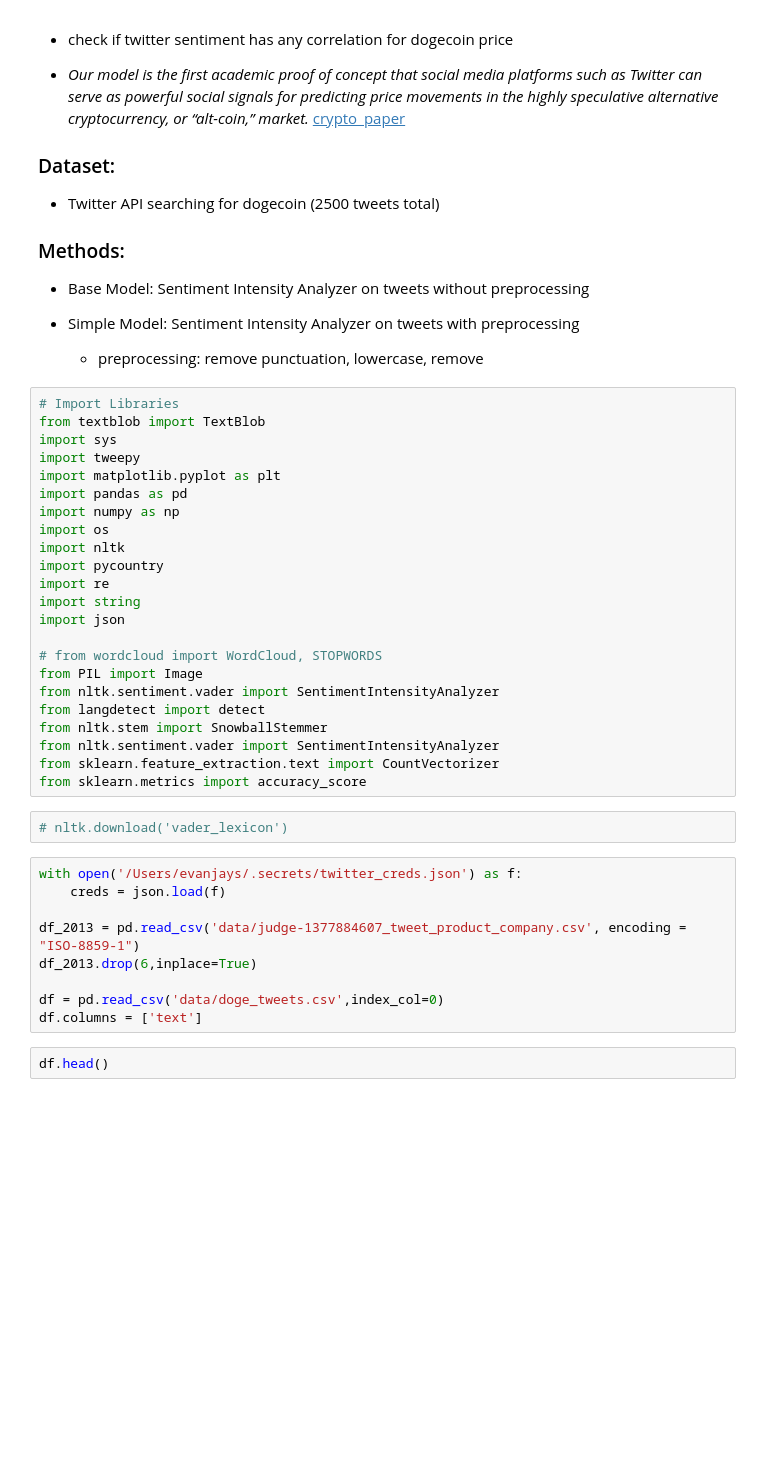
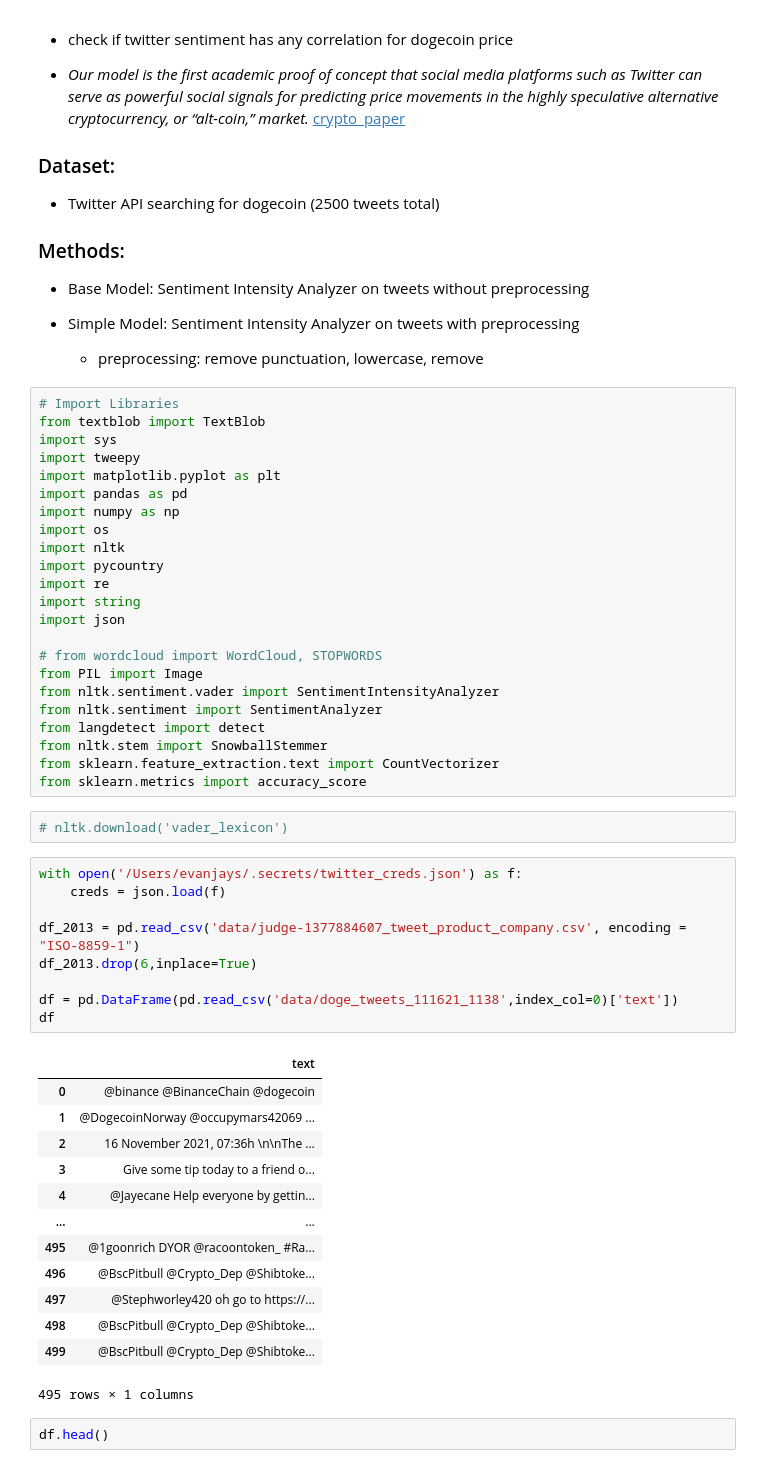
Before and after one commit to ewjohn127/dsc_project4, a Jupyter notebook: Evan's notebook.ipynb, the cells around one changed output. Drawn from its saved outputs; the diff is of its cells as text; blank space fills up the shorter version.

```diff
--- a/Evan's notebook.ipynb
+++ b/Evan's notebook.ipynb
@@ -43,9 +43,9 @@ import json
 # from wordcloud import WordCloud, STOPWORDS
 from PIL import Image
 from nltk.sentiment.vader import SentimentIntensityAnalyzer
+from nltk.sentiment import SentimentAnalyzer
 from langdetect import detect
 from nltk.stem import SnowballStemmer
-from nltk.sentiment.vader import SentimentIntensityAnalyzer
 from sklearn.feature_extraction.text import CountVectorizer
 from sklearn.metrics import accuracy_score
 # %%
@@ -53,12 +53,26 @@ from sklearn.metrics import accuracy_score
 # %%
 with open('/Users/evanjays/.secrets/twitter_creds.json') as f:
     creds = json.load(f)
 
 df_2013 = pd.read_csv('data/judge-1377884607_tweet_product_company.csv', encoding = "ISO-8859-1")
 df_2013.drop(6,inplace=True)
 
-df = pd.read_csv('data/doge_tweets.csv',index_col=0)
-df.columns = ['text']
+df = pd.DataFrame(pd.read_csv('data/doge_tweets_111621_1138',index_col=0)['text'])
+df
+# %% [output]
+|  | text |
+| 0 | @binance @BinanceChain @dogecoin |
+| 1 | @DogecoinNorway @occupymars42069 ... |
+| 2 | 16 November 2021, 07:36h \n\nThe ... |
+| 3 | Give some tip today to a friend o... |
+| 4 | @Jayecane Help everyone by gettin... |
+| ... | ... |
+| 495 | @1goonrich DYOR @racoontoken_ #Ra... |
+| 496 | @BscPitbull @Crypto_Dep @Shibtoke... |
+| 497 | @Stephworley420 oh go to https://... |
+| 498 | @BscPitbull @Crypto_Dep @Shibtoke... |
+| 499 | @BscPitbull @Crypto_Dep @Shibtoke... |
+495 rows × 1 columns
 # %%
 df.head()
 # %% [output]
```
Also changed, not shown: parts of 18 cells of this notebook, 1 other file.
